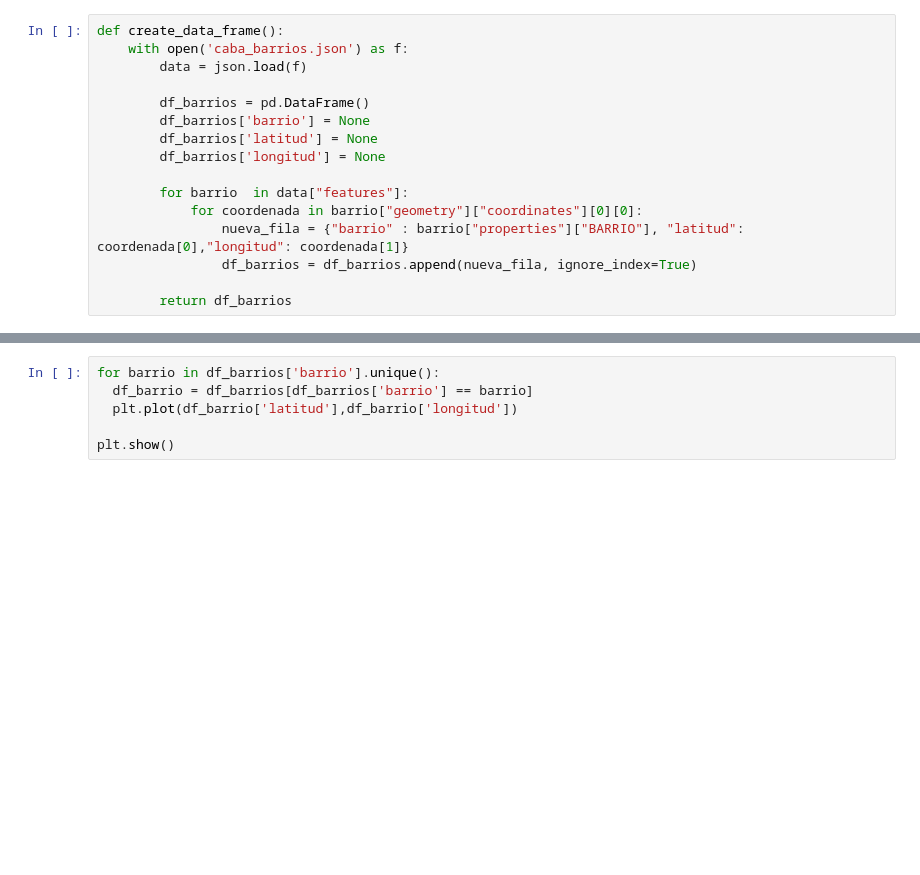
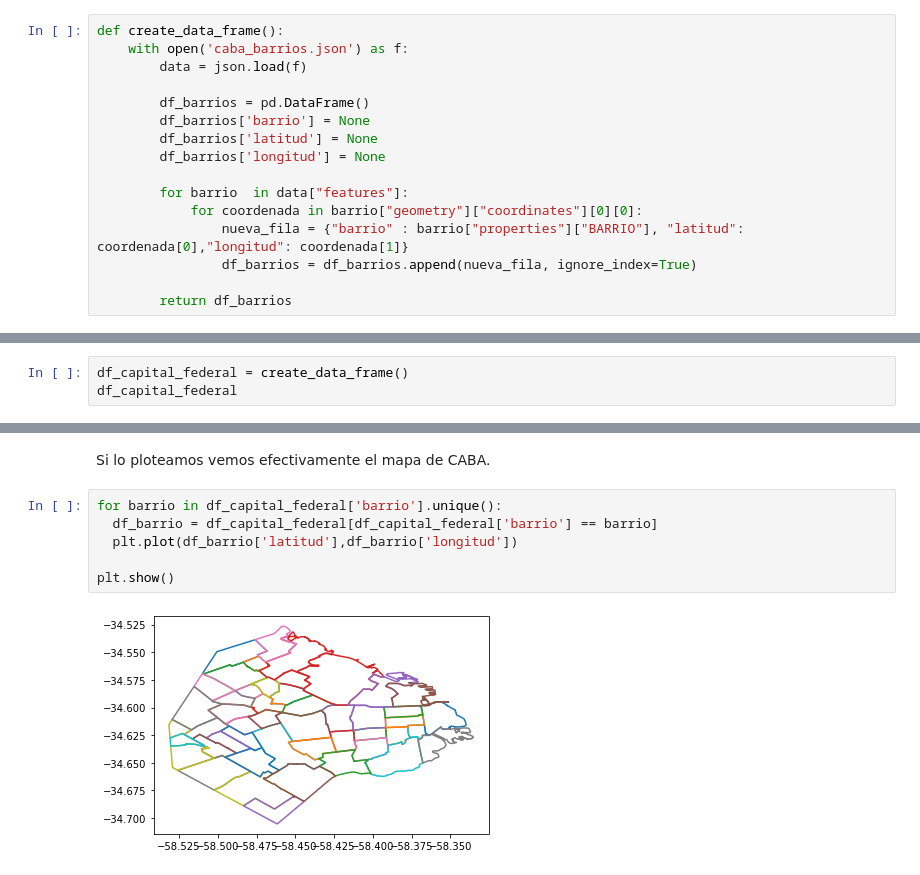
Before and after one commit to delpinor/tp-simulacion, a Jupyter notebook: TP1/ej_01.ipynb, the cells around one changed output, grey strips where cells are left out. Cells and saved outputs as stored; diff of their text form; blank space fills up the shorter version.

```diff
--- a/TP1/ej_01.ipynb
+++ b/TP1/ej_01.ipynb
@@ -915,0 +915,3 @@ FileNotFoundError: [Errno 2] No such file or directory: 'caba_barrios.json'
+# %%
+df_capital_federal = create_data_frame()
+df_capital_federal
@@ -916,6 +932,10 @@ FileNotFoundError: [Errno 2] No such file or directory: 'caba_barrios.json'
+# %% [markdown]
+Si lo ploteamos vemos efectivamente el mapa de CABA.
 # %%
-for barrio in df_barrios['barrio'].unique():
-  df_barrio = df_barrios[df_barrios['barrio'] == barrio]
+for barrio in df_capital_federal['barrio'].unique():
+  df_barrio = df_capital_federal[df_capital_federal['barrio'] == barrio]
   plt.plot(df_barrio['latitud'],df_barrio['longitud'])
 
 plt.show()
+# %% [output]
+[figure, added]
```
Also changed, not shown: parts of 52 cells of this notebook, 1 other file.
